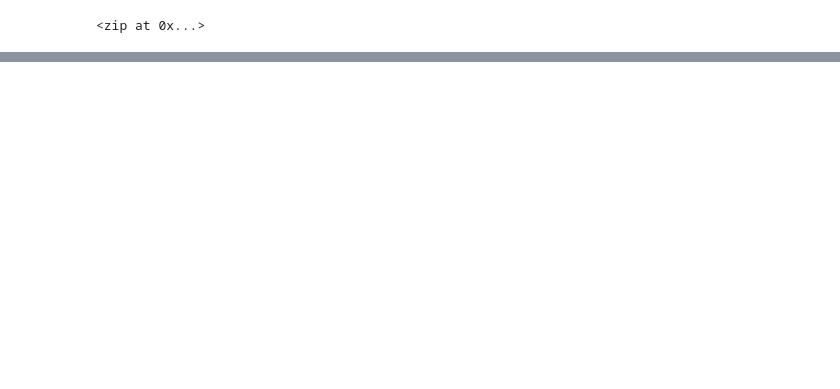
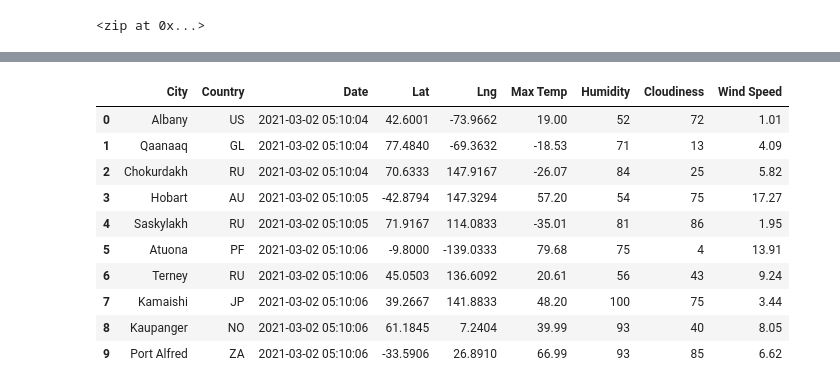
Before and after one commit to daniethecreator/World_Weather_Analysis, a Jupyter notebook: WeatherPy.ipynb, the cells around one changed output, grey strips where cells are left out. Drawn from its saved outputs; the diff is of its cells as text; code cells hidden in the pictures; blank space fills up the shorter version.

```diff
--- a/WeatherPy.ipynb
+++ b/WeatherPy.ipynb
@@ -31,0 +154,16 @@ len(cities)
+# %%
+new_column_order = ["City", "Country", "Date", "Lat", "Lng", "Max Temp", "Humidity", "Cloudiness", "Wind Speed"]
+city_data_df = city_data_df[new_column_order]
+city_data_df.head(10)
+# %% [output]
+|  | City | Country | Date | Lat | Lng | Max Temp | Humidity | Cloudiness | Wind Speed |
+| 0 | Albany | US | 2021-03-02 05:10:04 | 42.6001 | -73.9662 | 19.00 | 52 | 72 | 1.01 |
+| 1 | Qaanaaq | GL | 2021-03-02 05:10:04 | 77.4840 | -69.3632 | -18.53 | 71 | 13 | 4.09 |
+| 2 | Chokurdakh | RU | 2021-03-02 05:10:04 | 70.6333 | 147.9167 | -26.07 | 84 | 25 | 5.82 |
+| 3 | Hobart | AU | 2021-03-02 05:10:05 | -42.8794 | 147.3294 | 57.20 | 54 | 75 | 17.27 |
+| 4 | Saskylakh | RU | 2021-03-02 05:10:05 | 71.9167 | 114.0833 | -35.01 | 81 | 86 | 1.95 |
+| 5 | Atuona | PF | 2021-03-02 05:10:06 | -9.8000 | -139.0333 | 79.68 | 75 | 4 | 13.91 |
+| 6 | Terney | RU | 2021-03-02 05:10:06 | 45.0503 | 136.6092 | 20.61 | 56 | 43 | 9.24 |
+| 7 | Kamaishi | JP | 2021-03-02 05:10:06 | 39.2667 | 141.8833 | 48.20 | 100 | 75 | 3.44 |
+| 8 | Kaupanger | NO | 2021-03-02 05:10:06 | 61.1845 | 7.2404 | 39.99 | 93 | 40 | 8.05 |
+| 9 | Port Alfred | ZA | 2021-03-02 05:10:06 | -33.5906 | 26.8910 | 66.99 | 93 | 85 | 6.62 |
```
Also changed, not shown: parts of 9 cells of this notebook, 1 other file.
